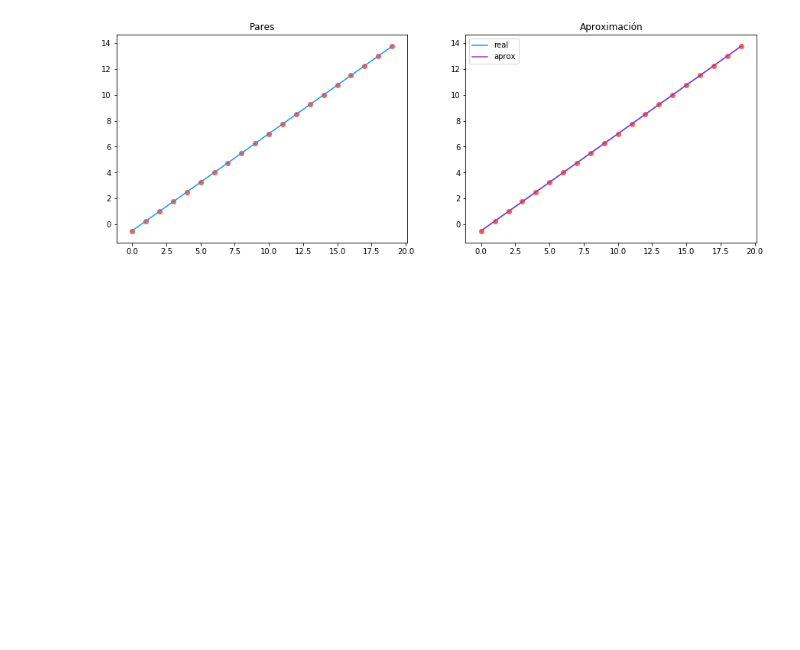
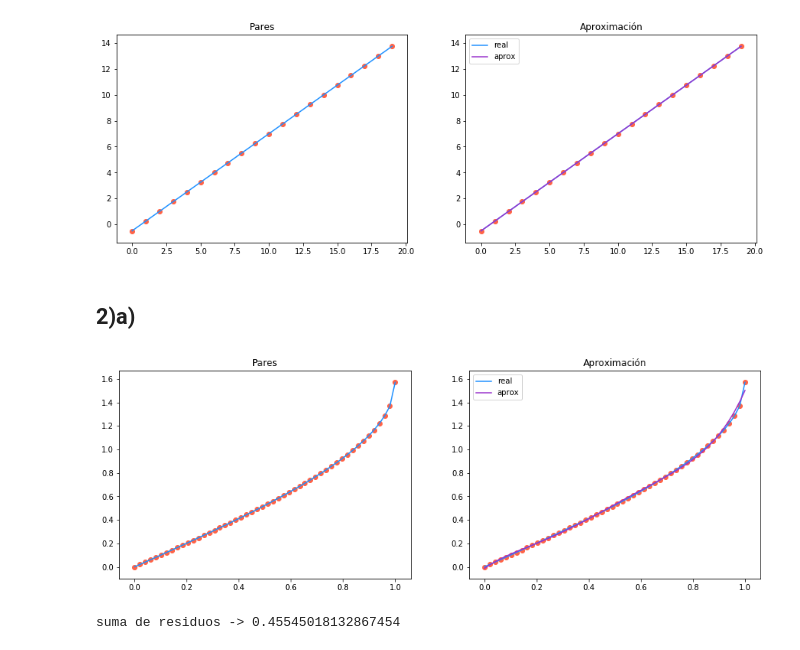
Before and after one commit to alexwicher/Numerico2020, a Jupyter notebook: Lab4/lab4.ipynb, the cells around one changed output. Cells and saved outputs as stored; diff of their text form; code cells hidden in the pictures; blank space fills up the shorter version.

```diff
--- a/Lab4/lab4.ipynb
+++ b/Lab4/lab4.ipynb
@@ -73,3 +73,35 @@ def unoA():
 unoA()
 # %% [output]
 [figure]
+# %% [markdown]
+## 2)a)
+# %%
+I = (0, 1)
+deg = 5
+
+X = np.linspace(*I, num=50)
+Y = np.arcsin(X)
+
+coefs = np.polyfit(X, Y, deg=deg)
+poly = np.poly1d(coefs)
+Y_pred = np.polyval(poly, X)
+
+f, ax = plt.subplots(1, 2, figsize=(15, 5))
+
+ax[0].set_title('Pares')
+ax[0].plot(X, Y, color='dodgerblue')
+ax[0].scatter(X, Y, color='tomato')
+
+ax[1].set_title('Aproximación')
+ax[1].plot(X, Y, color='dodgerblue', label='real')
+ax[1].scatter(X, Y, color='tomato')
+ax[1].plot(X, Y_pred, color='darkorchid', label='aprox')
+ax[1].legend()
+plt.show()
+
+res = np.abs(Y_pred - Y)
+sum_res = np.sum(res)
+print("suma de residuos ->" ,format(sum_res))
+# %% [output]
+[figure, added]
+suma de residuos -> 0.45545018132867454
```
Also changed, not shown: parts of 8 cells of this notebook, 1 other file.
